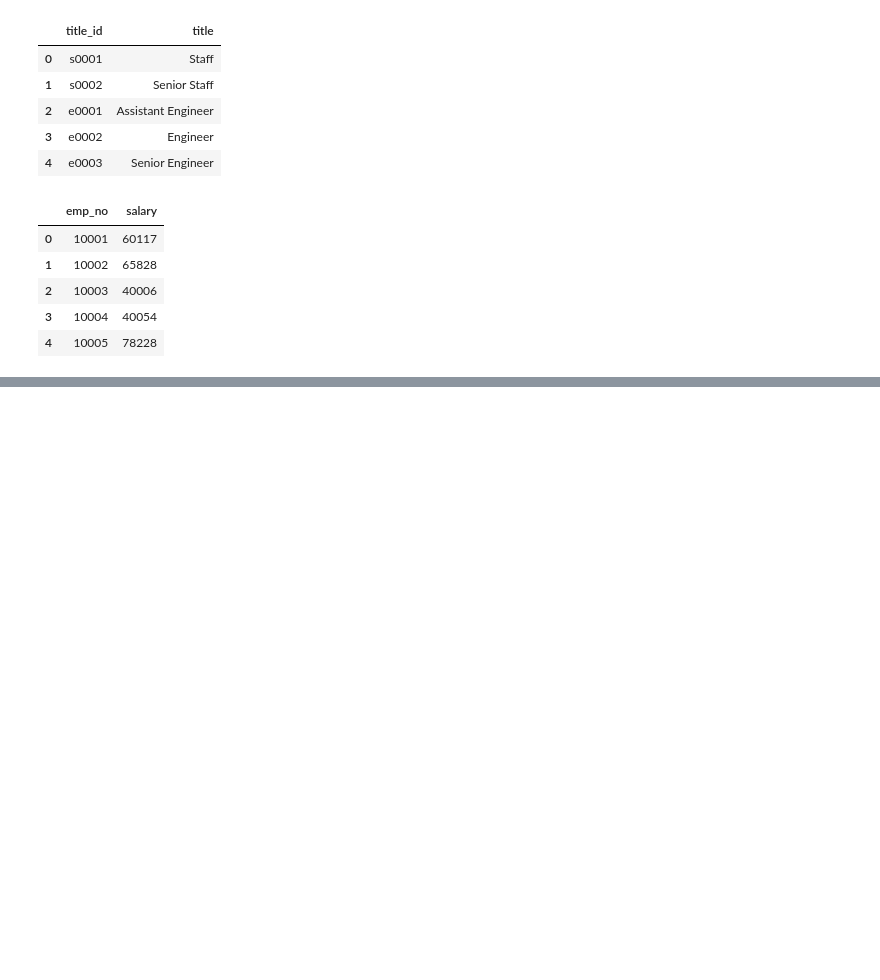
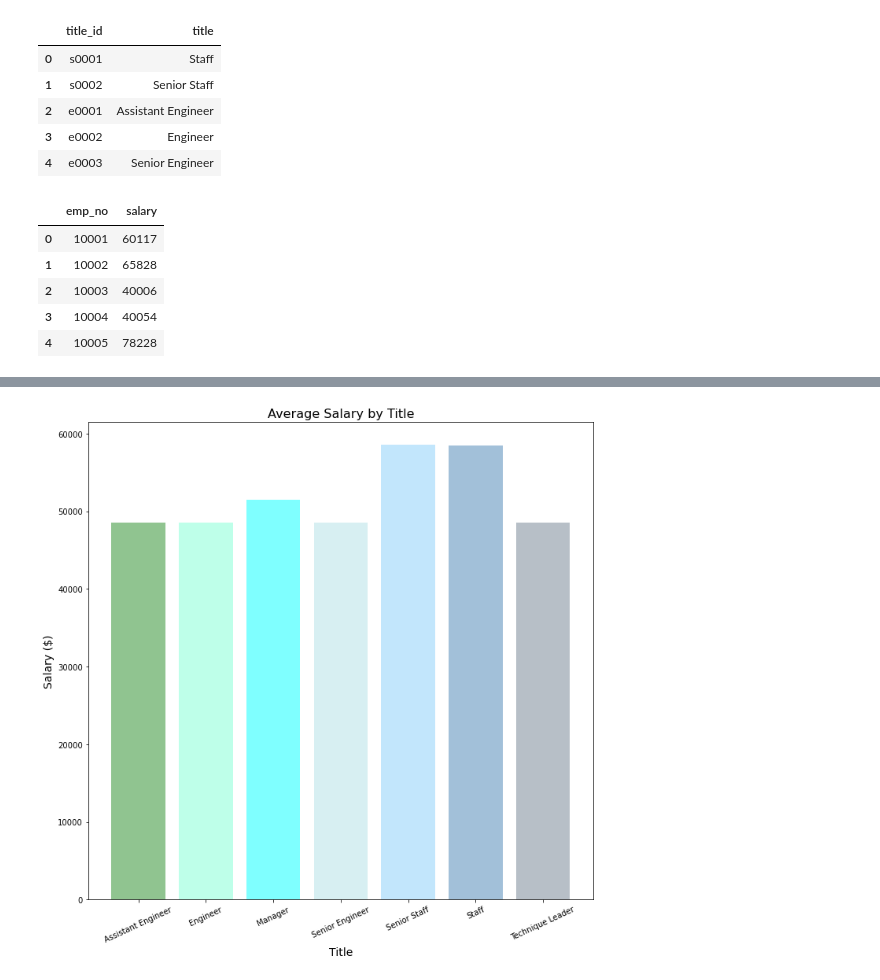
Before and after one commit to mmgrayy/sql-challenge, a Jupyter notebook: EmployeeSQL/SQL_Bonus.ipynb, the cells around one changed output, grey strips where cells are left out. Cells and saved outputs as stored; diff of their text form; code cells hidden in the pictures; blank space fills up the shorter version.

Commit message:
Last commit, adding the bonus questions

```diff
--- a/EmployeeSQL/SQL_Bonus.ipynb
+++ b/EmployeeSQL/SQL_Bonus.ipynb
@@ -57,0 +73,4 @@ TypeError: 'tuple' object does not support item deletion
+# %%
+# --- rename emp_title_id field for merging with titles dataframe later ---
+employees_data.rename(columns={"emp_title_id":"title_id"}, inplace=True)
+employees_data.head()
@@ -57,0 +84,16 @@ TypeError: 'tuple' object does not support item deletion
+# %%
+# merge employees, salaries and titles dataframes
+employee_salaries_df = pd.merge(employees_data, salary_data, on="emp_no")
+title_salaries_df = pd.merge(employee_salaries_df, title_data, on="title_id")
+# %%
+# clean for graph
+title_salaries_df.drop(["emp_no", "title_id", "birth_date",
+"first_name", "last_name", "gender", "hire_date"],
+axis=1, inplace=True)
+# %%
+#group by
+average = title_salaries_df.groupby("title").mean().round(2)
+
+# --- display formatted average salary dataframe ---
+average.rename(columns={"salary":"avg salary"}, inplace=True)
+average.style.format("${:,.2f}")
@@ -57,0 +112,32 @@ TypeError: 'tuple' object does not support item deletion
+# %%
+#plot your bar graph
+# PLOTTING
+
+# x-axis, y-axis
+x_values = average.index
+y_values = average["avg salary"]
+#tick
+xticks = np.arange(len(x_values))
+
+# pick fun colors
+colors=["forestgreen", "aquamarine", "cyan", "powderblue", "lightskyblue", "steelblue", "slategray"]
+
+#plot
+plt.figure(figsize=(10,10))
+plt.bar(x_values, y_values, color=colors, alpha=0.5, align="center")
+
+# x ticks
+tick_locations = [value for value in x_values]
+
+plt.xticks(tick_locations, x_values, rotation=25)
+
+# labels
+plt.xlabel("Title", fontsize=14)
+plt.ylabel("Salary ($)", fontsize=14)
+plt.title("Average Salary by Title", fontsize=16)
+
+plt.tight_layout()
+plt.savefig("avg_sal_title.png")
+plt.show()
+# %% [output]
+[figure, added]
```
Also changed, not shown: parts of 5 cells of this notebook, 1 other file.
